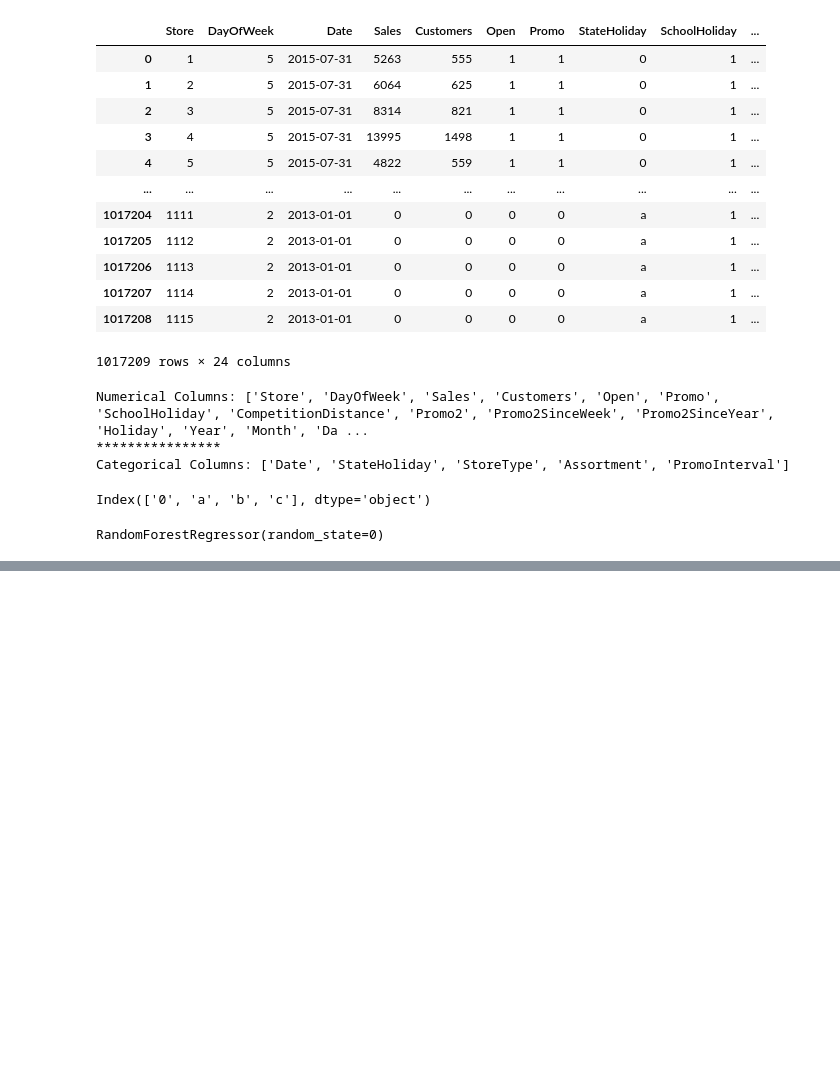
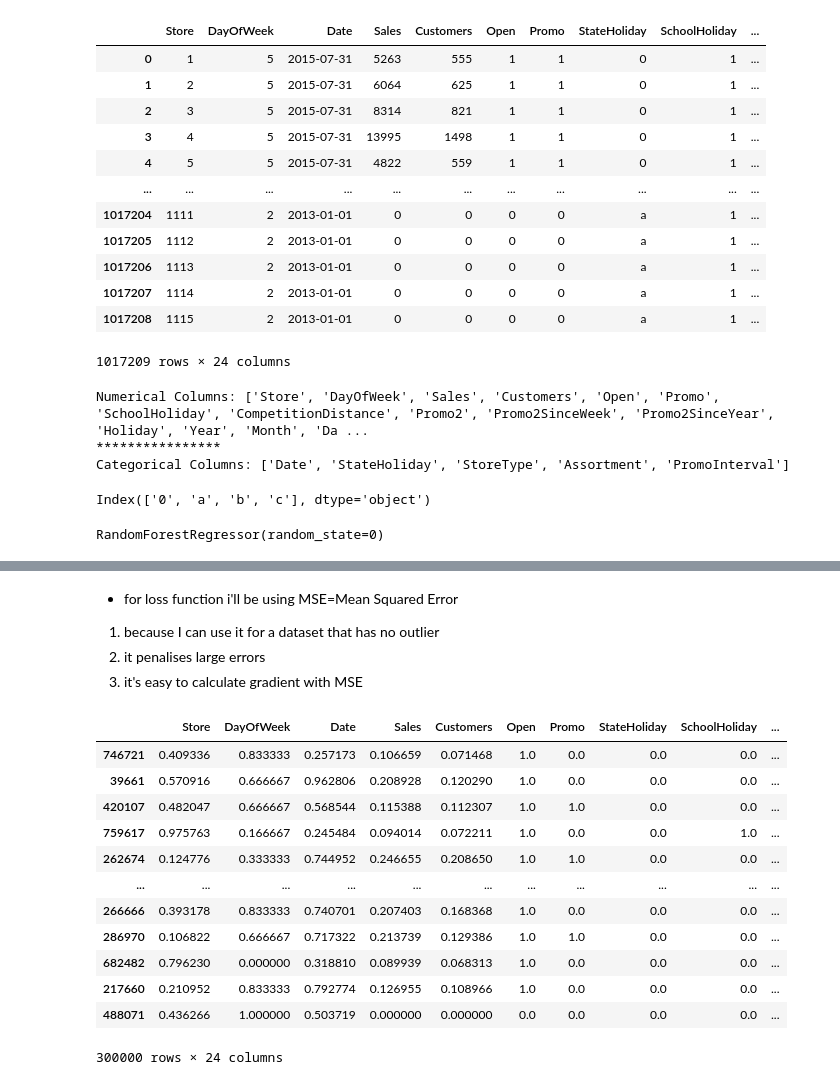
Before and after one commit to sel6/Rosmann_Pharmacy_prediction, a Jupyter notebook: notebooks/Preprocessing.ipynb, the cells around one changed output, grey strips where cells are left out. Saved outputs shown, nothing was run; the diff lists cells and outputs as text; code cells hidden in the pictures; blank space fills up the shorter version.

```diff
--- a/notebooks/Preprocessing.ipynb
+++ b/notebooks/Preprocessing.ipynb
@@ -90,0 +91,21 @@ Y_pred
+# %% [markdown]
+* for loss function i'll be using MSE=Mean Squared Error
+1. because I can use it for a dataset that has no outlier
+2. it penalises large errors
+3. it's easy to calculate gradient with MSE
+# %%
+sample_feature
+# %% [output]
+|  | Store | DayOfWeek | Date | Sales | Customers | Open | Promo | StateHoliday | SchoolHoliday | ... |
+| 746721 | 0.409336 | 0.833333 | 0.257173 | 0.106659 | 0.071468 | 1.0 | 0.0 | 0.0 | 0.0 | ... |
+| 39661 | 0.570916 | 0.666667 | 0.962806 | 0.208928 | 0.120290 | 1.0 | 0.0 | 0.0 | 0.0 | ... |
+| 420107 | 0.482047 | 0.666667 | 0.568544 | 0.115388 | 0.112307 | 1.0 | 1.0 | 0.0 | 0.0 | ... |
+| 759617 | 0.975763 | 0.166667 | 0.245484 | 0.094014 | 0.072211 | 1.0 | 0.0 | 0.0 | 1.0 | ... |
+| 262674 | 0.124776 | 0.333333 | 0.744952 | 0.246655 | 0.208650 | 1.0 | 1.0 | 0.0 | 0.0 | ... |
+| ... | ... | ... | ... | ... | ... | ... | ... | ... | ... | ... |
+| 266666 | 0.393178 | 0.833333 | 0.740701 | 0.207403 | 0.168368 | 1.0 | 0.0 | 0.0 | 0.0 | ... |
+| 286970 | 0.106822 | 0.666667 | 0.717322 | 0.213739 | 0.129386 | 1.0 | 1.0 | 0.0 | 0.0 | ... |
+| 682482 | 0.796230 | 0.000000 | 0.318810 | 0.089939 | 0.068313 | 1.0 | 0.0 | 0.0 | 0.0 | ... |
+| 217660 | 0.210952 | 0.833333 | 0.792774 | 0.126955 | 0.108966 | 1.0 | 0.0 | 0.0 | 0.0 | ... |
+| 488071 | 0.436266 | 1.000000 | 0.503719 | 0.000000 | 0.000000 | 0.0 | 0.0 | 0.0 | 0.0 | ... |
+300000 rows × 24 columns
```
Also changed, not shown: parts of 3 cells of this notebook.
